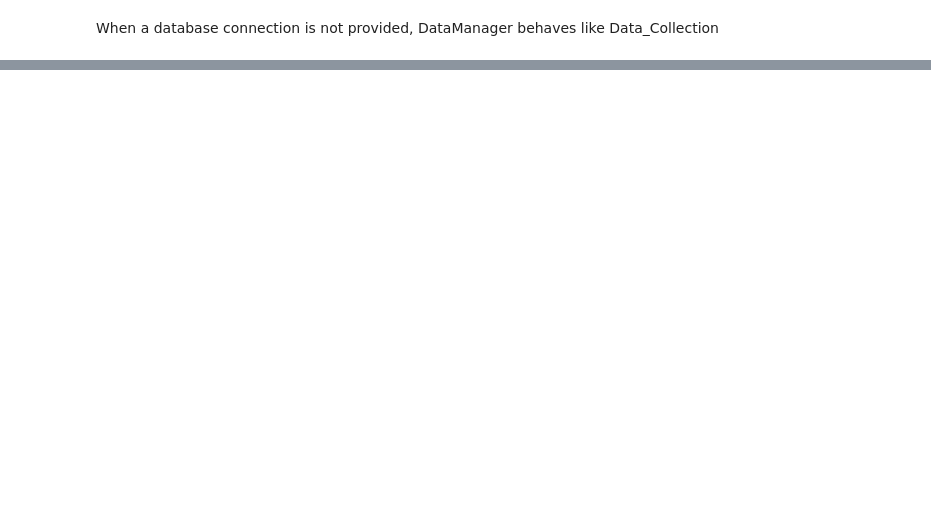
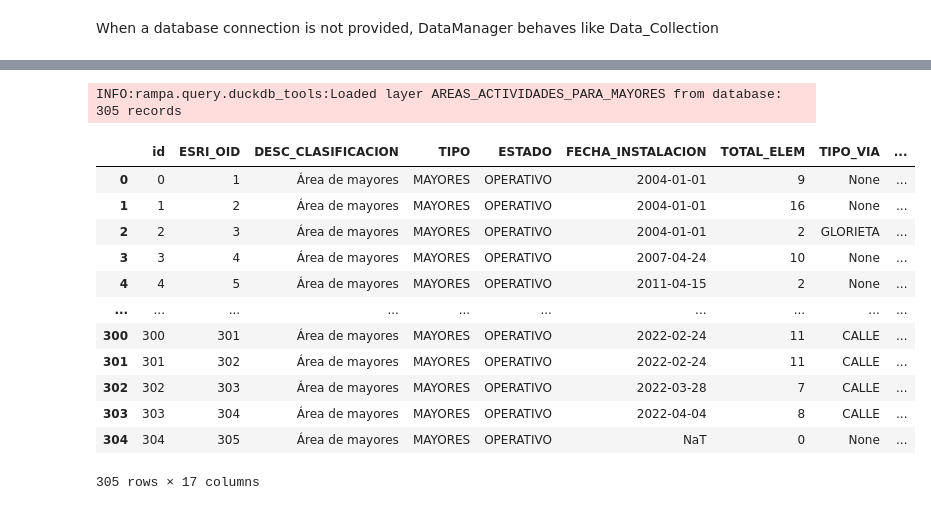
Before and after one commit to mehrrero/madrid_open_data, a Jupyter notebook: notebooks/test.ipynb, the cells around one changed output, grey strips where cells are left out. Drawn from its saved outputs; the diff is of its cells as text; code cells hidden in the pictures; blank space fills up the shorter version.

Commit message:
More duckdb features added to wrapper class

```diff
--- a/notebooks/test.ipynb
+++ b/notebooks/test.ipynb
@@ -33,0 +16,2 @@ KeyboardInterrupt:
+# %%
+tt = DataManager(json_file='/Users/mherrero/Documents/madrid_open_data/rampa/data/urls.json', db_connection='/Users/mherrero/Documents/madrid_open_data/rampa/data/prueba.db', populate=True)
@@ -33,0 +56,17 @@ KeyboardInterrupt:
+# %%
+tt.load_layer_from_db('AREAS_ACTIVIDADES_PARA_MAYORES')
+# %% [output]
+INFO:rampa.query.duckdb_tools:Loaded layer AREAS_ACTIVIDADES_PARA_MAYORES from database: 305 records
+|  | id | ESRI_OID | DESC_CLASIFICACION | TIPO | ESTADO | FECHA_INSTALACION | TOTAL_ELEM | TIPO_VIA | ... |
+| 0 | 0 | 1 | Área de mayores | MAYORES | OPERATIVO | 2004-01-01 | 9 | None | ... |
+| 1 | 1 | 2 | Área de mayores | MAYORES | OPERATIVO | 2004-01-01 | 16 | None | ... |
+| 2 | 2 | 3 | Área de mayores | MAYORES | OPERATIVO | 2004-01-01 | 2 | GLORIETA | ... |
+| 3 | 3 | 4 | Área de mayores | MAYORES | OPERATIVO | 2007-04-24 | 10 | None | ... |
+| 4 | 4 | 5 | Área de mayores | MAYORES | OPERATIVO | 2011-04-15 | 2 | None | ... |
+| ... | ... | ... | ... | ... | ... | ... | ... | ... | ... |
+| 300 | 300 | 301 | Área de mayores | MAYORES | OPERATIVO | 2022-02-24 | 11 | CALLE | ... |
+| 301 | 301 | 302 | Área de mayores | MAYORES | OPERATIVO | 2022-02-24 | 11 | CALLE | ... |
+| 302 | 302 | 303 | Área de mayores | MAYORES | OPERATIVO | 2022-03-28 | 7 | CALLE | ... |
+| 303 | 303 | 304 | Área de mayores | MAYORES | OPERATIVO | 2022-04-04 | 8 | CALLE | ... |
+| 304 | 304 | 305 | Área de mayores | MAYORES | OPERATIVO | NaT | 0 | None | ... |
+305 rows × 17 columns
```
Also changed, not shown: parts of 4 cells of this notebook, 1 other file.
